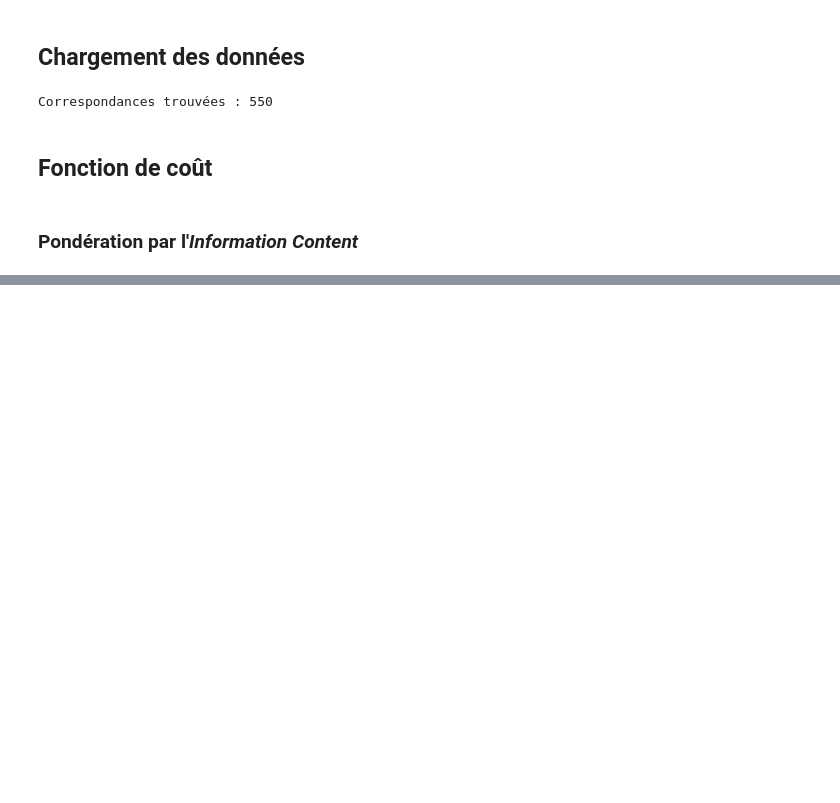
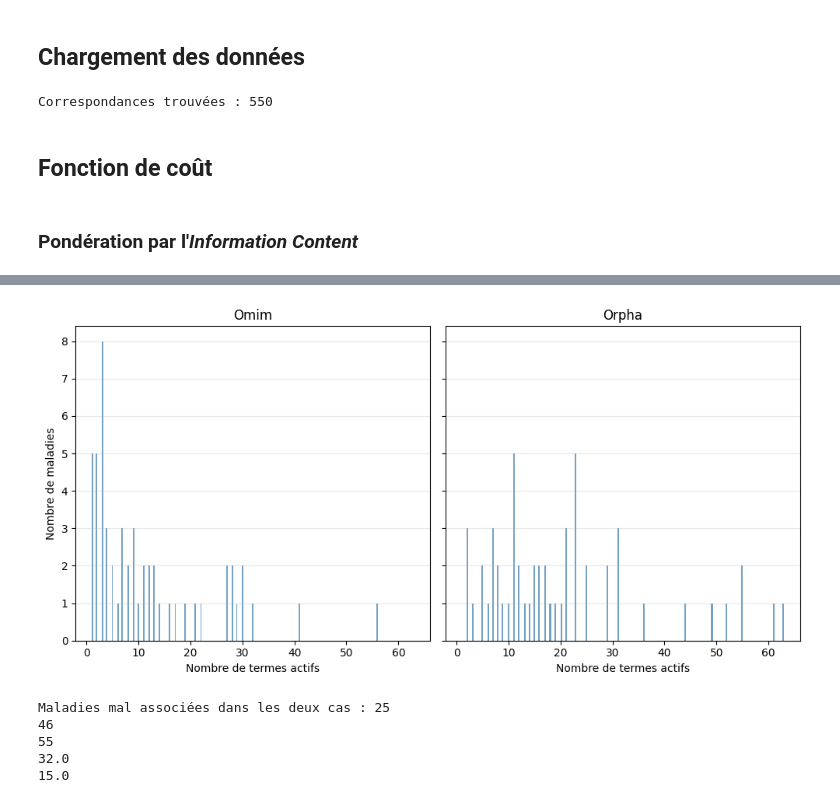
Before and after one commit to averniere/OT_simulation_maladies, a Jupyter notebook: Embeddings/test.ipynb, the cells around one changed output, grey strips where cells are left out. Saved outputs shown, nothing was run; the diff lists cells and outputs as text; code cells hidden in the pictures; blank space fills up the shorter version.

```diff
--- a/Embeddings/test.ipynb
+++ b/Embeddings/test.ipynb
@@ -186,0 +276,28 @@ Top-5 accuracy : 0.853 (469/550)
+# %%
+# Nombre de termes omim dans les maladies que l'on ne retrouve pas
+omim_counts = np.array([v['omim']['count']  for v in pairs_zero_dict.values()])
+orpha_counts = np.array([v['orpha']['count'] for v in pairs_zero_dict.values()])
+
+
+fig, axes = plt.subplots(1, 2, figsize=(10, 5), sharex=True, sharey=True)
+
+ax = axes[0]
+sns.histplot(omim_counts, bins=200, ax=ax, color='steelblue', edgecolor='none')
+
+ax.set_xlabel("Nombre de termes actifs")
+ax.set_ylabel("Nombre de maladies")
+ax.set_title("Omim")
+ax.grid(axis='y', alpha=0.3)
+
+ax = axes[1]
+sns.histplot(orpha_counts, bins=200, ax=ax, color='steelblue', edgecolor='none')
+
+ax.set_xlabel("Nombre de termes actifs")
+ax.set_ylabel("Nombre de maladies")
+ax.set_title("Orpha")
+ax.grid(axis='y', alpha=0.3)
+
+plt.tight_layout()
+plt.show()
+# %% [output]
+[figure, added]
@@ -186,0 +327,16 @@ Top-5 accuracy : 0.853 (469/550)
+# %%
+print("Maladies mal associées dans les deux cas :", len(set(paires_zero_dict_wass.keys())& set(pairs_zero_dict.keys())))
+print(len(paires_zero_dict_wass.keys()))
+print(len(pairs_zero_dict.keys()))
+
+inter = set(paires_zero_dict_wass.keys()) & set(pairs_zero_dict.keys())
+comp = {k:v for k, v in pairs_zero_dict.items() if k not in inter}
+intersect = {k:v for k,v in pairs_zero_dict.items() if k in inter}
+print(np.median(sorted([intersect[k]["rank"] for k in intersect.keys()])))
+print(np.median(sorted([comp[k]["rank"] for k in comp.keys()])))
+# %% [output]
+Maladies mal associées dans les deux cas : 25
+46
+55
+32.0
+15.0
```
Also changed, not shown: parts of 12 cells of this notebook, 1 other file.
